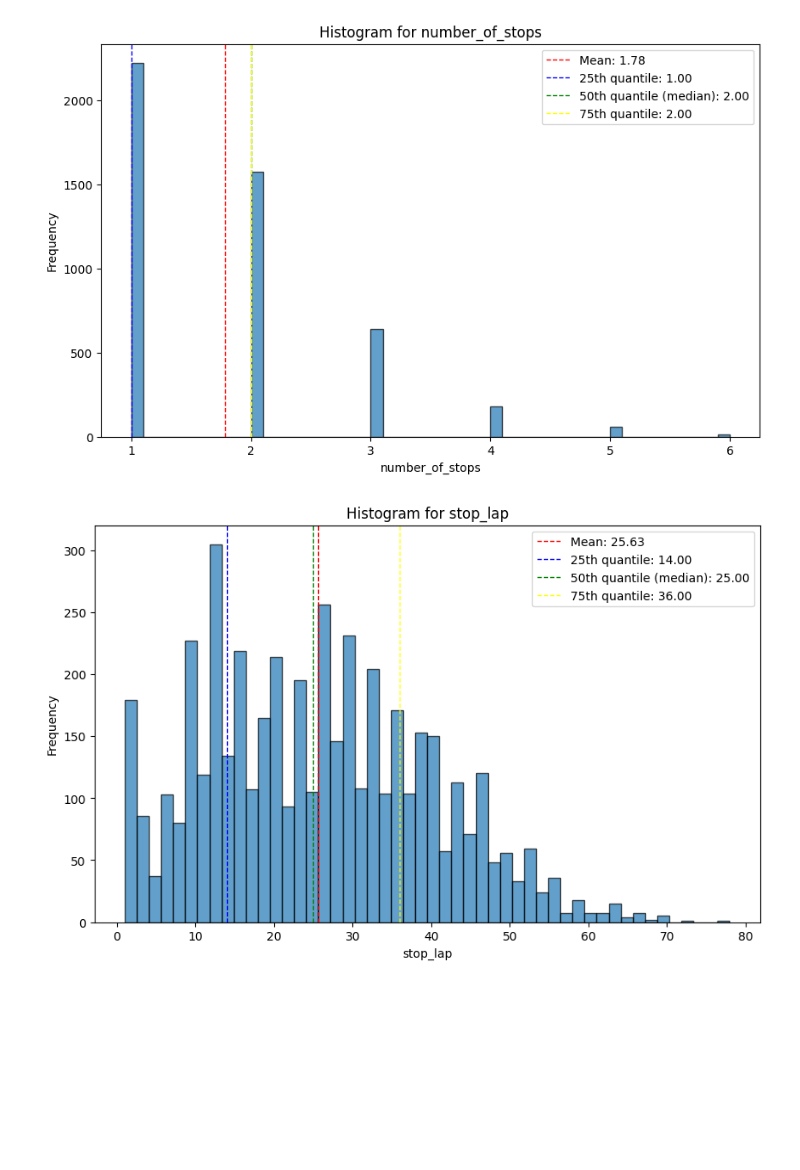
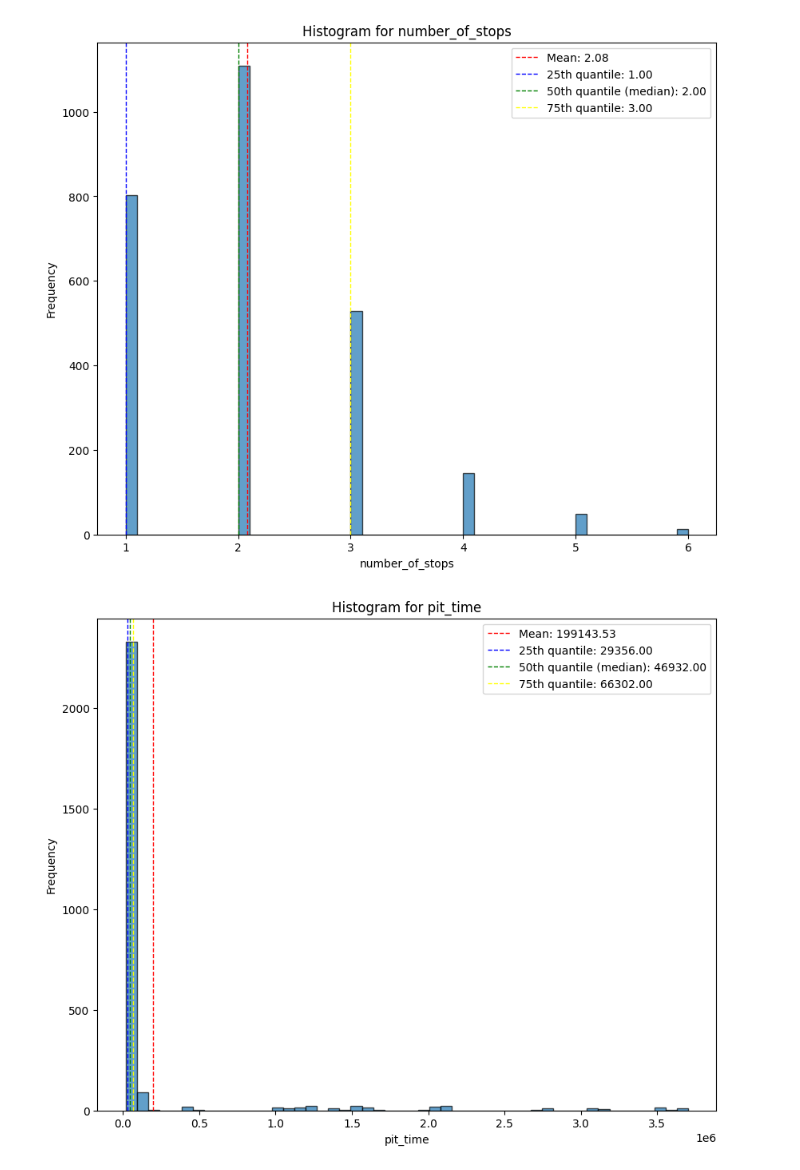
Before and after one commit to MacBeth-M/Capstone, a Jupyter notebook: Pitstops2.ipynb, the cells around one changed output. Cells and saved outputs as stored; diff of their text form; code cells hidden in the pictures; blank space fills up the shorter version.

```diff
--- a/Pitstops2.ipynb
+++ b/Pitstops2.ipynb
@@ -99,0 +115,7 @@ my_pit.head()
+# %%
+# Group by race and driver and compute total stops
+total_stops = my_pit.groupby(['raceId', 'driverId'])['number_of_stops'].transform('max')
+
+# Update the 'number of stop' column
+my_pit['number_of_stops'] = total_stops
+my_pit.head()
@@ -99,0 +129,8 @@ my_pit.head()
+# %%
+# Sum all pit stop times to find total time spent on pit stops
+total_pit_time = my_pit.groupby(['raceId', 'driverId'])['pit_time'].transform('sum')
+
+# Update the 'pit_time' column
+my_pit['pit_time'] = total_pit_time
+
+my_pit.head()
@@ -99,0 +144,5 @@ my_pit.head()
+# %%
+# Since we have a sum, drop duplicates
+my_pit = my_pit.drop_duplicates(subset=['raceId', 'driverId'])
+
+my_pit.head()
@@ -116,0 +184,5 @@ int64
+# %%
+for column in my_pit.columns:
+    print(column)
+    print(len(my_pit[column].unique()))
+    print("\n")
@@ -117,44 +208,48 @@ int64
 # %%
 def plot_histograms(dataframe, exclude_columns=[]):
     """
-    Plots histograms for numerical columns in the provided dataframe, excluding specified columns.
+    Plots histograms for columns in the provided dataframe, excluding specified columns.
     Includes lines for mean and quantiles.
 
     Args:
     - dataframe (pd.DataFrame): The dataframe containing the data.
     - exclude_columns (list): List of columns to exclude from plotting.
 
     Returns:
     - None
     """
     # Filter out the numerical columns and exclude specified columns
     numerical_columns = dataframe.select_dtypes(include=['float64', 'int64']).columns
     numerical_columns = [col for col in numerical_columns if col not in exclude_columns]
 
     # Plot histograms for each numerical column
     for column in numerical_columns:
-        plt.figure(figsize=(10, 6))
-        plt.hist(dataframe[column], bins=50, edgecolor='black', alpha=0.7)
+        plt.figure(figsize = (10, 8))
+        plt.hist(dataframe[column], bins = 50, edgecolor = 'black', alpha = 0.7)
 
         # Adding mean and quantiles
         mean_val = dataframe[column].mean()
         quantile_25 = dataframe[column].quantile(0.25)
         quantile_50 = dataframe[column].quantile(0.50)
         quantile_75 = dataframe[column].quantile(0.75)
 
-        plt.axvline(mean_val, color='red', linestyle='dashed', linewidth=1, label=f"Mean: {mean_val:.2f}")
-        plt.axvline(quantile_25, color='blue', linestyle='dashed', linewidth=1, label=f"25th quantile: {quantile_25:.2f}")
-        plt.axvline(quantile_50, color='green', linestyle='dashed', linewidth=1, label=f"50th quantile (median): {quantile_50:.2f}")
-        plt.axvline(quantile_75, color='yellow', linestyle='dashed', linewidth=1, label=f"75th quantile: {quantile_75:.2f}")
+        plt.axvline(mean_val, color='red', linestyle='dashed',
+        linewidth=1, label=f"Mean: {mean_val:.2f}")
+        plt.axvline(quantile_25, color='blue', linestyle='dashed',
+        linewidth=1, label=f"25th quantile: {quantile_25:.2f}")
+        plt.axvline(quantile_50, color='green', linestyle='dashed',
+        linewidth=1, label=f"50th quantile (median): {quantile_50:.2f}")
+        plt.axvline(quantile_75, color='yellow', linestyle='dashed',
+        linewidth=1, label=f"75th quantile: {quantile_75:.2f}")
 
         plt.title(f'Histogram for {column}')
         plt.xlabel(column)
         plt.ylabel('Frequency')
         plt.legend()
         plt.show()
 
 # histograms for the dataset minus identifiers
 plot_histograms(my_pit, exclude_columns=['raceId', 'driverId'])
 # %% [output]
-[figure, old version]
+[figure, new version]
-[figure, old version]
+[figure, new version]
```
Also changed, not shown: parts of 35 cells of this notebook, 2 other files.
